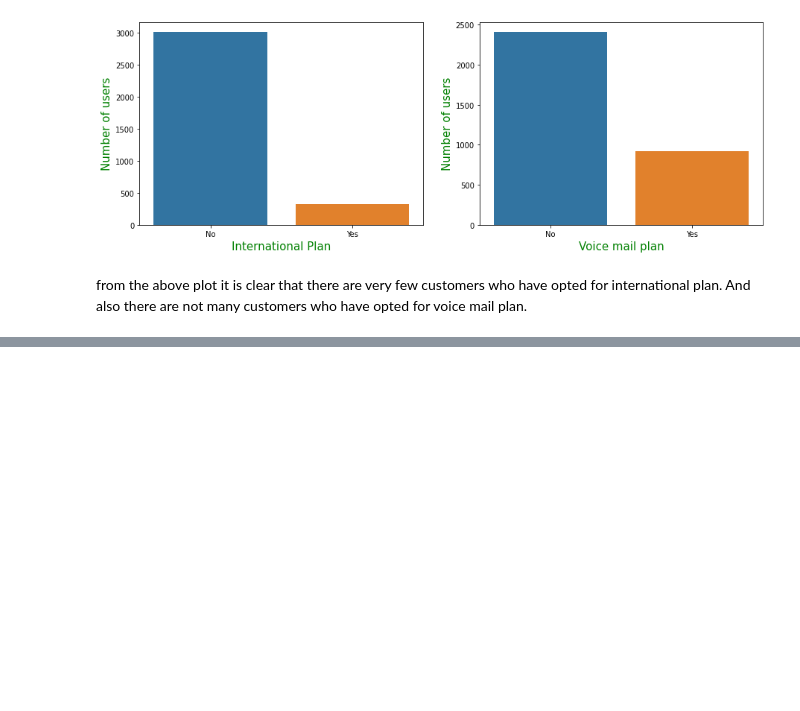
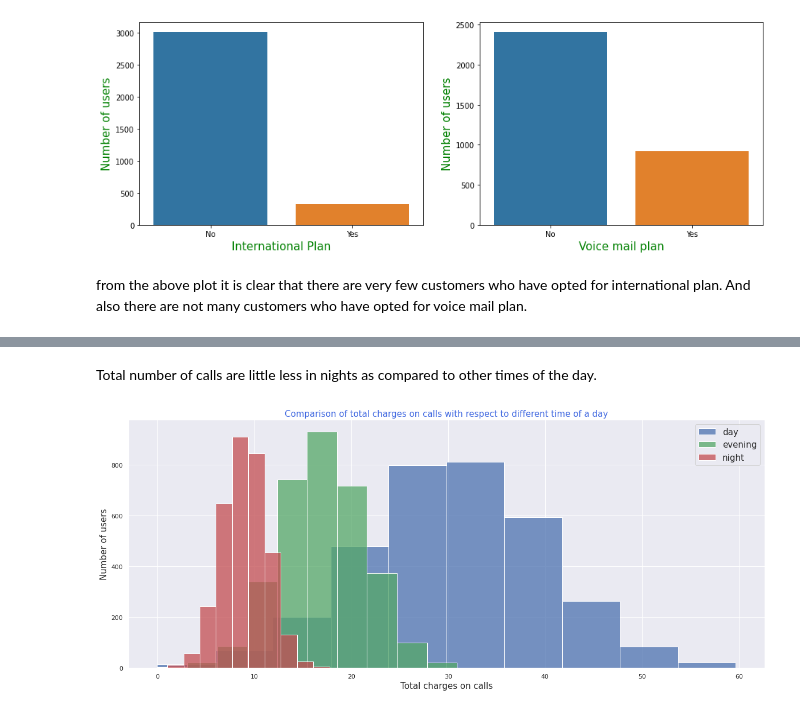
Before and after one commit to OmPrakashGH/Telecom-churn, a Jupyter notebook: Telecom_Churn_Analysis_Capstone_Project.ipynb, the cells around one changed output, grey strips where cells are left out. Saved outputs shown, nothing was run; the diff lists cells and outputs as text; code cells hidden in the pictures; blank space fills up the shorter version.

```diff
--- a/Telecom_Churn_Analysis_Capstone_Project.ipynb
+++ b/Telecom_Churn_Analysis_Capstone_Project.ipynb
@@ -98,0 +182,14 @@ from the above plot it is clear that there are very few customers who have opted
+# %% [markdown]
+Total number of calls are little less in nights as compared to other times of the day.
+# %%
+sns.set(rc={'figure.figsize':(20,8)})
+sns.histplot(df['Total day charge'],bins = 10,label = 'day')
+sns.histplot(df['Total eve charge'],bins = 10, color = 'g',label = 'evening')
+sns.histplot(df['Total night charge'], bins = 10, color = 'r',label = 'night')
+plt.xlabel("Total charges on calls",size = 15)
+plt.ylabel("Number of users",size = 15)
+plt.title("Comparison of total charges on calls with respect to different time of a day",size = 15, color = 'royalblue')
+plt.legend(fontsize=15)
+plt.show()
+# %% [output]
+[figure, added]
```
Also changed, not shown: parts of 27 cells of this notebook.
